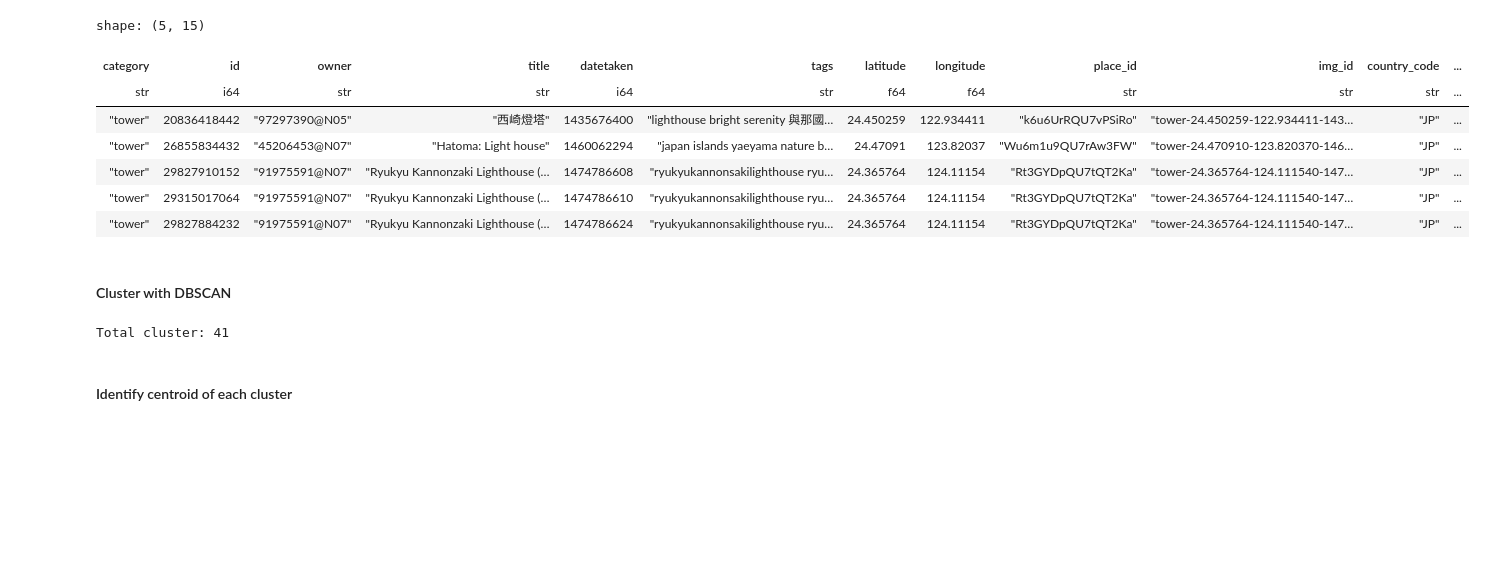
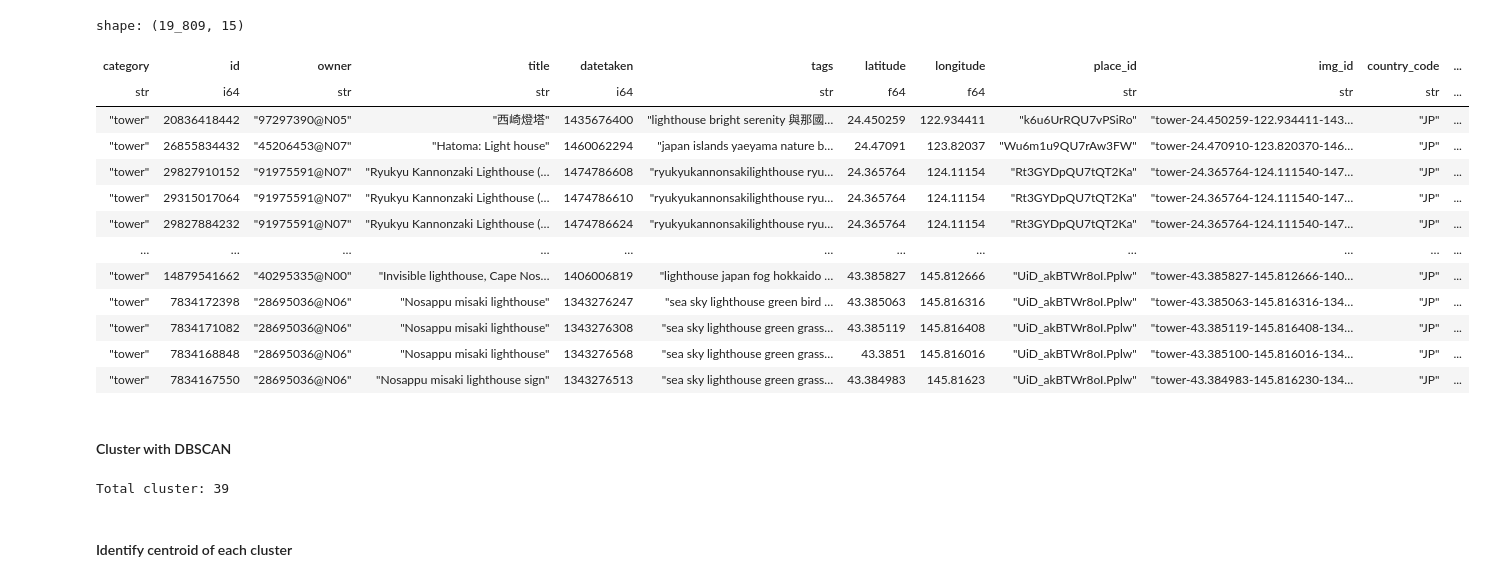
Before and after one commit to fhrzn/multi-pov-ir, a Jupyter notebook: notebook/landmark-cluster.ipynb, the cells around one changed output. Cells and saved outputs as stored; diff of their text form; code cells hidden in the pictures; blank space fills up the shorter version.

```diff
--- a/notebook/landmark-cluster.ipynb
+++ b/notebook/landmark-cluster.ipynb
@@ -26,17 +26,24 @@ DEVICE = (
 )
 # %%
 df = pl.read_csv("../dataset/csv/towers.csv")
-# df = df.filter(pl.col("city").str.contains("Tokyo"))
-df.head()
+df = df.filter(pl.col("country_code") == "JP")
+df
+# df.head()
 # %% [output]
-shape: (5, 15)
+shape: (19_809, 15)
 | category | id | owner | title | datetaken | tags | latitude | longitude | place_id | img_id | country_code | ... |
 | str | i64 | str | str | i64 | str | f64 | f64 | str | str | str | ... |
 | "tower" | 20836418442 | "97297390@N05" | "西崎燈塔" | 1435676400 | "lighthouse bright serenity 與那國… | 24.450259 | 122.934411 | "k6u6UrRQU7vPSiRo" | "tower-24.450259-122.934411-143… | "JP" | ... |
 | "tower" | 26855834432 | "45206453@N07" | "Hatoma: Light house" | 1460062294 | "japan islands yaeyama nature b… | 24.47091 | 123.82037 | "Wu6m1u9QU7rAw3FW" | "tower-24.470910-123.820370-146… | "JP" | ... |
 | "tower" | 29827910152 | "91975591@N07" | "Ryukyu Kannonzaki Lighthouse (… | 1474786608 | "ryukyukannonsakilighthouse ryu… | 24.365764 | 124.11154 | "Rt3GYDpQU7tQT2Ka" | "tower-24.365764-124.111540-147… | "JP" | ... |
 | "tower" | 29315017064 | "91975591@N07" | "Ryukyu Kannonzaki Lighthouse (… | 1474786610 | "ryukyukannonsakilighthouse ryu… | 24.365764 | 124.11154 | "Rt3GYDpQU7tQT2Ka" | "tower-24.365764-124.111540-147… | "JP" | ... |
 | "tower" | 29827884232 | "91975591@N07" | "Ryukyu Kannonzaki Lighthouse (… | 1474786624 | "ryukyukannonsakilighthouse ryu… | 24.365764 | 124.11154 | "Rt3GYDpQU7tQT2Ka" | "tower-24.365764-124.111540-147… | "JP" | ... |
+| … | … | … | … | … | … | … | … | … | … | … | ... |
+| "tower" | 14879541662 | "40295335@N00" | "Invisible lighthouse, Cape Nos… | 1406006819 | "lighthouse japan fog hokkaido … | 43.385827 | 145.812666 | "UiD_akBTWr8oI.Pplw" | "tower-43.385827-145.812666-140… | "JP" | ... |
+| "tower" | 7834172398 | "28695036@N06" | "Nosappu misaki lighthouse" | 1343276247 | "sea sky lighthouse green bird … | 43.385063 | 145.816316 | "UiD_akBTWr8oI.Pplw" | "tower-43.385063-145.816316-134… | "JP" | ... |
+| "tower" | 7834171082 | "28695036@N06" | "Nosappu misaki lighthouse" | 1343276308 | "sea sky lighthouse green grass… | 43.385119 | 145.816408 | "UiD_akBTWr8oI.Pplw" | "tower-43.385119-145.816408-134… | "JP" | ... |
+| "tower" | 7834168848 | "28695036@N06" | "Nosappu misaki lighthouse" | 1343276568 | "sea sky lighthouse green grass… | 43.3851 | 145.816016 | "UiD_akBTWr8oI.Pplw" | "tower-43.385100-145.816016-134… | "JP" | ... |
+| "tower" | 7834167550 | "28695036@N06" | "Nosappu misaki lighthouse sign" | 1343276513 | "sea sky lighthouse green grass… | 43.384983 | 145.81623 | "UiD_akBTWr8oI.Pplw" | "tower-43.384983-145.816230-134… | "JP" | ... |
 # %%
 coords = df[["latitude", "longitude"]].to_numpy()
 coords = np.radians(coords)
@@ -52,7 +59,7 @@ labels = dbscan.fit_predict(coords)
 df = df.with_columns(pl.Series("cluster_id", labels))
 print(f"Total cluster: {df['cluster_id'].n_unique()}")
 # %% [output]
-Total cluster: 41
+Total cluster: 39
 # %%
 df = df.filter(pl.col("cluster_id") > -1).with_row_index("row_idx")
 df_filtered = df.to_pandas()
```
Also changed, not shown: parts of 1 cell of this notebook, 4 other files.
